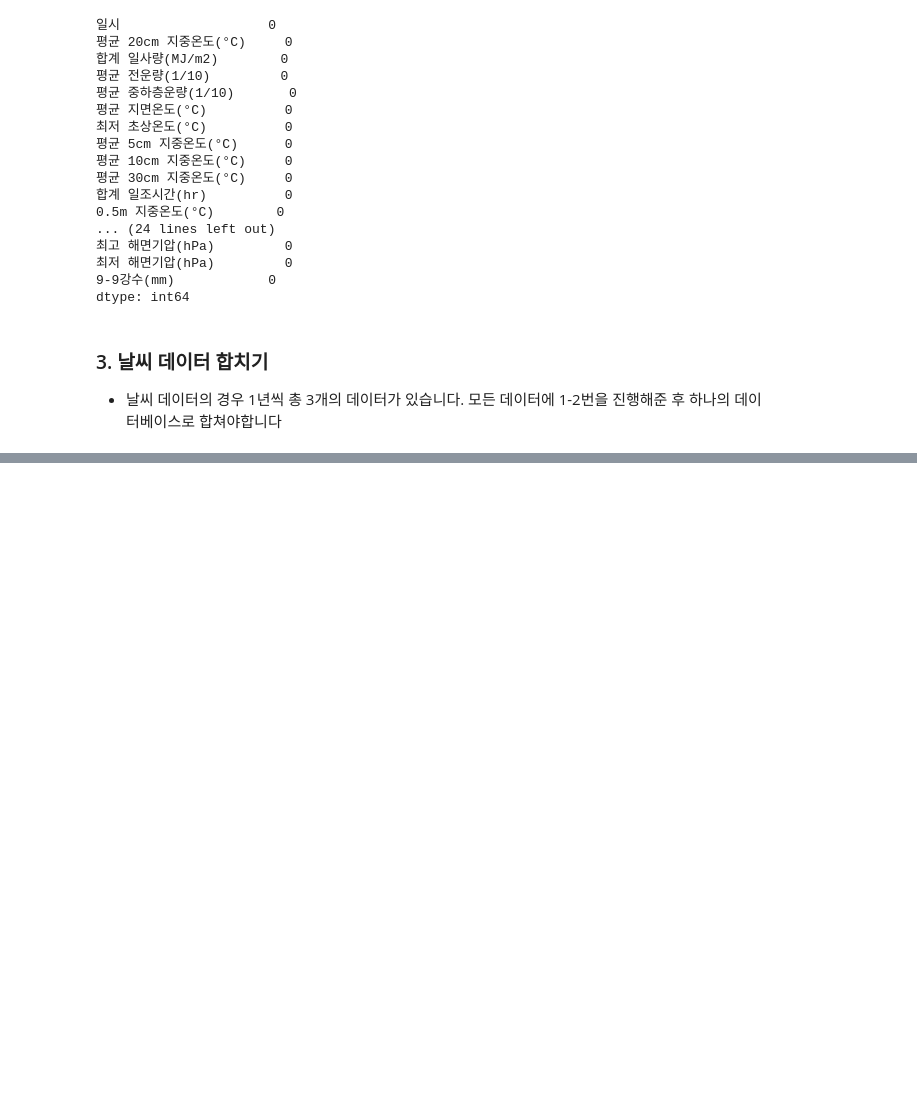
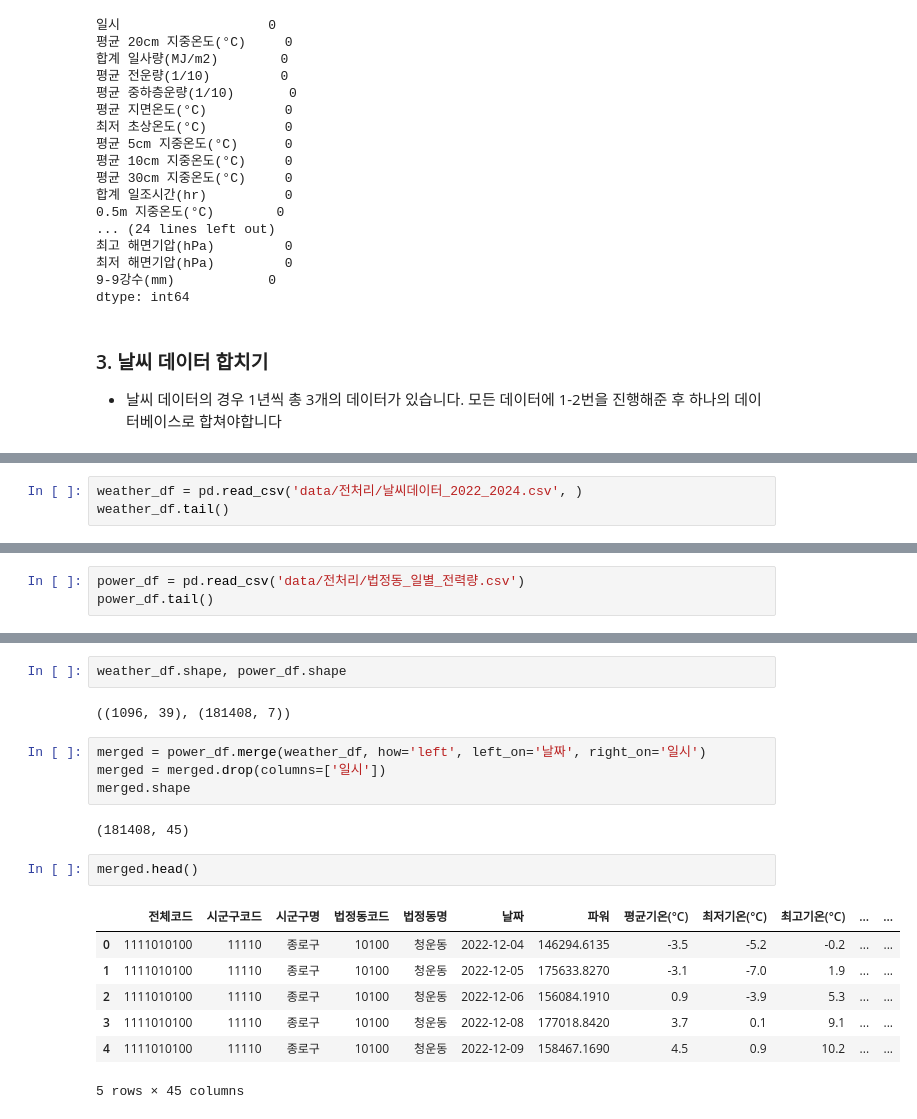
Before and after one commit to seungdobaek/AIX_1stProject, a Jupyter notebook: baek/data_preprocessing.ipynb, the cells around one changed output, grey strips where cells are left out. Drawn from its saved outputs; the diff is of its cells as text; blank space fills up the shorter version.

```diff
--- a/baek/data_preprocessing.ipynb
+++ b/baek/data_preprocessing.ipynb
@@ -656,0 +712,3 @@ dtype: int64
+# %%
+weather_df = pd.read_csv('data/전처리/날씨데이터_2022_2024.csv', )
+weather_df.tail()
@@ -656,0 +723,3 @@ dtype: int64
+# %%
+power_df = pd.read_csv('data/전처리/법정동_일별_전력량.csv')
+power_df.tail()
@@ -656,0 +733,20 @@ dtype: int64
+# %%
+weather_df.shape, power_df.shape
+# %% [output]
+((1096, 39), (181408, 7))
+# %%
+merged = power_df.merge(weather_df, how='left', left_on='날짜', right_on='일시')
+merged = merged.drop(columns=['일시'])
+merged.shape
+# %% [output]
+(181408, 45)
+# %%
+merged.head()
+# %% [output]
+|  | 전체코드 | 시군구코드 | 시군구명 | 법정동코드 | 법정동명 | 날짜 | 파워 | 평균기온(°C) | 최저기온(°C) | 최고기온(°C) | ... | ... |
+| 0 | 1111010100 | 11110 | 종로구 | 10100 | 청운동 | 2022-12-04 | 146294.6135 | -3.5 | -5.2 | -0.2 | ... | ... |
+| 1 | 1111010100 | 11110 | 종로구 | 10100 | 청운동 | 2022-12-05 | 175633.8270 | -3.1 | -7.0 | 1.9 | ... | ... |
+| 2 | 1111010100 | 11110 | 종로구 | 10100 | 청운동 | 2022-12-06 | 156084.1910 | 0.9 | -3.9 | 5.3 | ... | ... |
+| 3 | 1111010100 | 11110 | 종로구 | 10100 | 청운동 | 2022-12-08 | 177018.8420 | 3.7 | 0.1 | 9.1 | ... | ... |
+| 4 | 1111010100 | 11110 | 종로구 | 10100 | 청운동 | 2022-12-09 | 158467.1690 | 4.5 | 0.9 | 10.2 | ... | ... |
+5 rows × 45 columns
```
Also changed, not shown: parts of 14 cells of this notebook, 3 other files.
